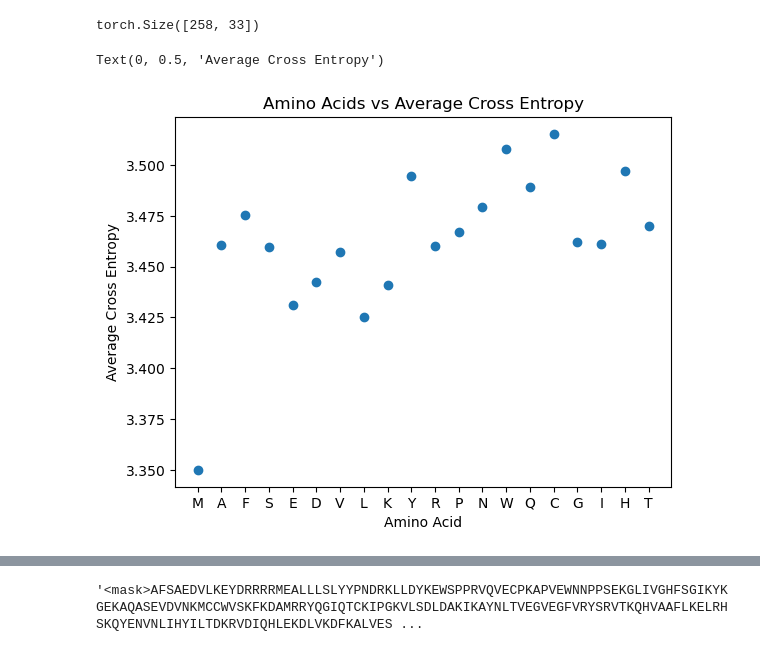
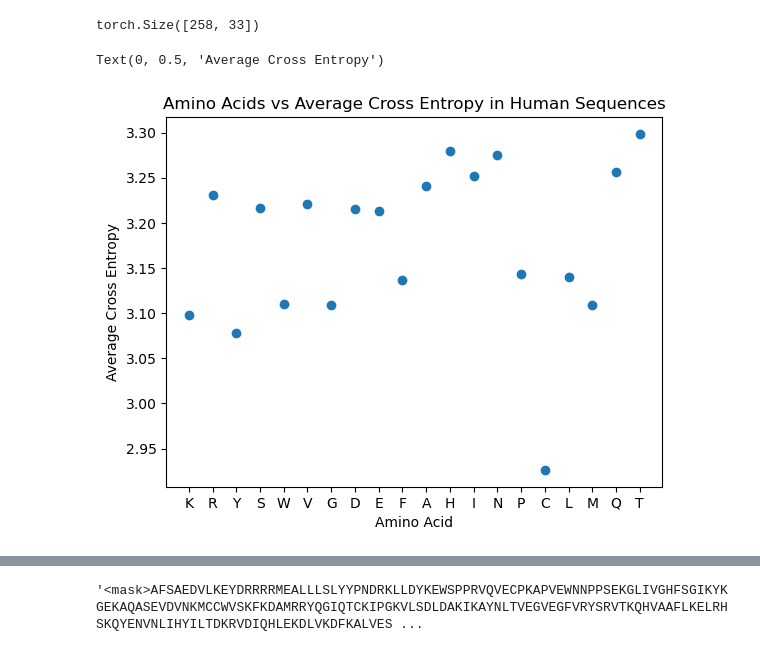
Before and after one commit to lewinsohndp/NLPProject, a Jupyter notebook: daniel.ipynb, the cells around one changed output, grey strips where cells are left out. Saved outputs shown, nothing was run; the diff lists cells and outputs as text; code cells hidden in the pictures.

```diff
--- a/daniel.ipynb
+++ b/daniel.ipynb
@@ -27,12 +55,14 @@ for i in range(100):
     #for temp_seq in seq_list:
     #get all logit for entire sequence
     results = None
-    for x in range(0, len(seq_list), 10):
-        temp_result = utilities.forward_pass(model, alphabet, seq_list[x:x+10])
+    for x in range(0, len(seq_list), 5):
+        temp_result = utilities.forward_pass(model, alphabet, seq_list[x:x+2])
         if results == None:
             results = temp_result
         else:
             results = torch.concat((results, temp_result), dim=0)
+
+        break
         #print(results.shape)
         #if i == 10: break
     #print(results)
@@ -42,8 +72,10 @@ for i in range(100):
         correct_row = result[j+1]
         softmax = torch.nn.Softmax(dim=-1)
         soft_row = softmax(correct_row)
+        print(soft_row)
         bce = torch.nn.CrossEntropyLoss()
         target = torch.tensor([alphabet.tok_to_idx[masked_aa]])
+        print(target)
         loss = bce(torch.reshape(soft_row, (1,33)), target)
         try:
             aa_loss[masked_aa] += float(loss)
@@ -55,6 +87,7 @@ for i in range(100):
         except KeyError:
             aa_counts[masked_aa] = 1
 
+    break
     if i % 5 == 0:
         with open('loss.pickle', 'wb') as handle:
             pickle.dump(aa_loss, handle, protocol=pickle.HIGHEST_PROTOCOL)
@@ -68,3 +113,8 @@ KeyboardInterrupt
+# %%
+with open('human_loss.pickle', 'rb') as handle:
+    aa_loss = pickle.load(handle)
+with open('human_counts.pickle', 'rb') as handle:
+    aa_counts = pickle.load(handle)
 # %%
 aa_counts
 # %% [output]
@@ -122,11 +167,35 @@ aa_loss
 results[0].shape
 # %% [output]
 torch.Size([258, 33])
+# %%
+#dict_you_want = { your_key: old_dict[your_key] for your_key in your_keys }
+with open('human_loss.pickle', 'rb') as handle:
+    human_aa_loss = pickle.load(handle)
+with open('human_counts.pickle', 'rb') as handle:
+    human_aa_counts = pickle.load(handle)
+with open('mouse_loss.pickle', 'rb') as handle:
+    mouse_aa_loss = pickle.load(handle)
+with open('mouse_counts.pickle', 'rb') as handle:
+    mouse_aa_counts = pickle.load(handle)
+with open('bac_loss.pickle', 'rb') as handle:
+    bac_aa_loss = pickle.load(handle)
+with open('bac_counts.pickle', 'rb') as handle:
+    bac_aa_counts = pickle.load(handle)
+int1 = set(human_aa_counts.keys()).intersection(set(mouse_aa_counts.keys()))
+int2 = int1.intersection(set(bac_aa_counts.keys()))
+int2 = list(int2)
+human_aa_counts = { your_key: human_aa_counts[your_key] for your_key in int2 }
+human_aa_loss = { your_key: human_aa_loss[your_key] for your_key in int2 }
+mouse_aa_counts = { your_key: mouse_aa_counts[your_key] for your_key in int2 }
+mouse_aa_loss = { your_key: mouse_aa_loss[your_key] for your_key in int2 }
+bac_aa_counts = { your_key: bac_aa_counts[your_key] for your_key in int2 }
+bac_aa_loss = { your_key: bac_aa_loss[your_key] for your_key in int2 }
 # %%
-plt.scatter(aa_counts.keys(), np.array(list(aa_loss.values()))/np.array(list(aa_counts.values())))
-plt.title("Amino Acids vs Average Cross Entropy")
+
+plt.scatter(human_aa_counts.keys(), np.array(list(human_aa_loss.values()))/np.array(list(human_aa_counts.values())))
+plt.title("Amino Acids vs Average Cross Entropy in Human Sequences")
 plt.xlabel("Amino Acid")
 plt.ylabel("Average Cross Entropy")
 # %% [output]
 Text(0, 0.5, 'Average Cross Entropy')
-[figure, old version]
+[figure, new version]
```
Also changed, not shown: parts of 9 cells of this notebook, 9 other files.
